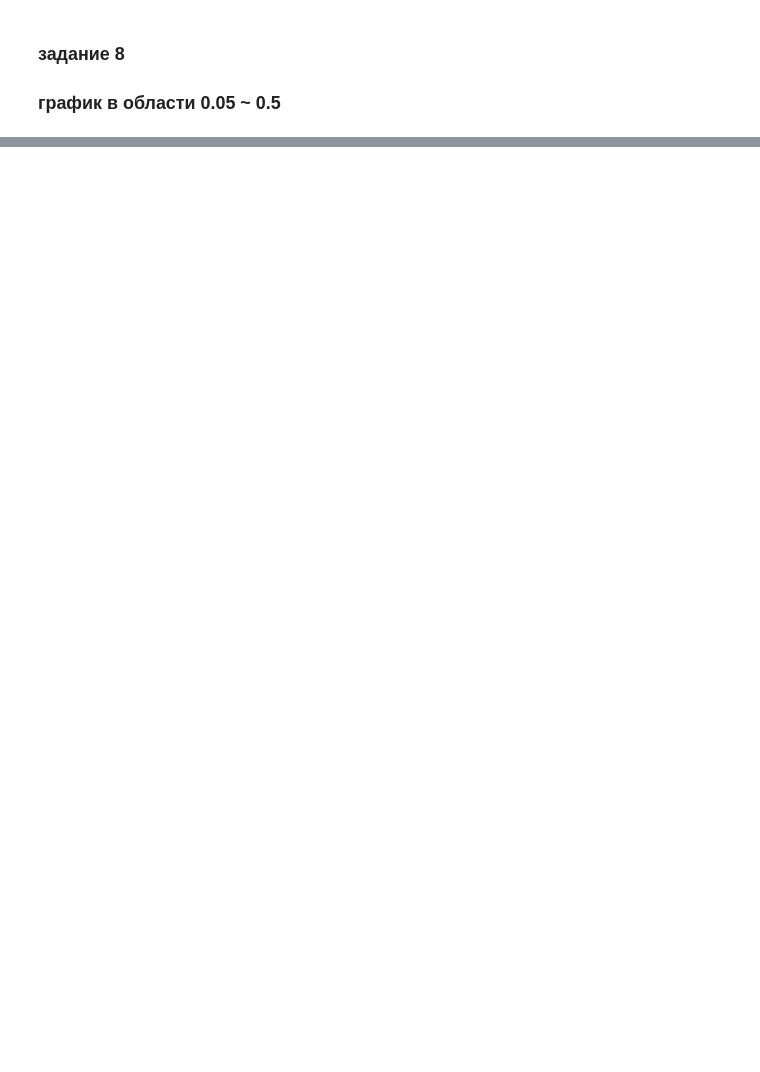
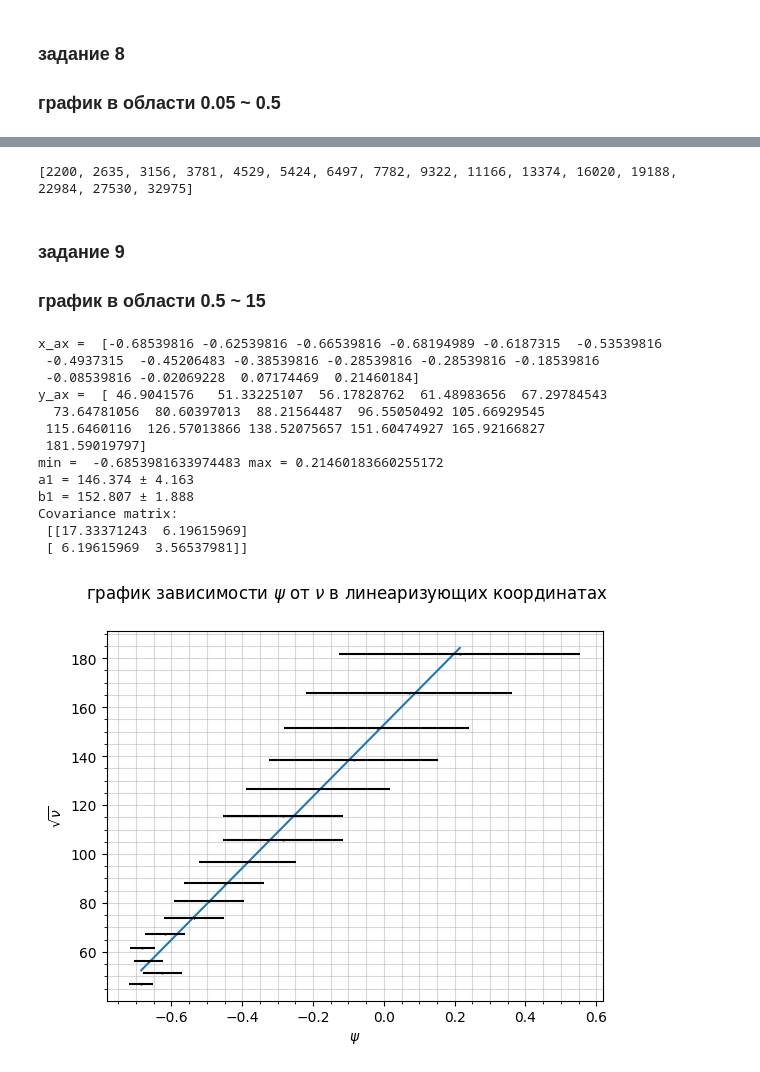
Before and after one commit to Bebriali/labs_ost, a Jupyter notebook: lab_3.7.1/lab.ipynb, the cells around one changed output, grey strips where cells are left out. Cells and saved outputs as stored; diff of their text form; code cells hidden in the pictures; blank space fills up the shorter version.

```diff
--- a/lab_3.7.1/lab.ipynb
+++ b/lab_3.7.1/lab.ipynb
@@ -106,0 +174,41 @@ plot(x_ax, x_err
+# %%
+nu   = [round(2200 * 1.1978 ** i) for i in range(16)]
+dnu  = [0.001] * len(nu)
+psi  = [1/10, 4/25, 3/25, 3/29, 1/6, 1/4, 7/24, 1/3, 2/5, 1/2, 1/2, 6/10, 7/10, 13/17, 6/7,  1]
+dpsi = [0.34 * psi[i] for i in range(len(psi))]
+
+xi  = [ 100,   87,   72,   60,  49,  40,   32,  26,  21,  17,  13,   11,  9.4,    9, 10.4, 21]
+print(nu)
+# %% [output]
+[2200, 2635, 3156, 3781, 4529, 5424, 6497, 7782, 9322, 11166, 13374, 16020, 19188, 22984, 27530, 32975]
+# %%
+y_ax  = np.array(nu) ** (1/2)
+dsqnu = [nu[i] ** (1/2) * dnu[i] / (sqrt(nu[i]) * 2) for i in range(len(nu))]
+y_err = np.array(dsqnu)
+x_ax  = np.array(psi) - np.pi/4
+x_err = np.array(dpsi)
+# %% [markdown]
+### задание 9
+### график в области 0.5 ~ 15
+# %%
+plot(x_ax, x_err,
+     y_ax, y_err,
+     r"$\psi$",
+     r"$\sqrt{\nu}$",
+     r"график зависимости $\psi$ от $\nu$ в линеаризующих координатах",
+     "lin")
+# %% [output]
+x_ax =  [-0.68539816 -0.62539816 -0.66539816 -0.68194989 -0.6187315  -0.53539816
+ -0.4937315  -0.45206483 -0.38539816 -0.28539816 -0.28539816 -0.18539816
+ -0.08539816 -0.02069228  0.07174469  0.21460184]
+y_ax =  [ 46.9041576   51.33225107  56.17828762  61.48983656  67.29784543
+  73.64781056  80.60397013  88.21564487  96.55050492 105.66929545
+ 115.6460116  126.57013866 138.52075657 151.60474927 165.92166827
+ 181.59019797]
+min =  -0.6853981633974483 max = 0.21460183660255172
+a1 = 146.374 ± 4.163
+b1 = 152.807 ± 1.888
+Covariance matrix:
+ [[17.33371243  6.19615969]
+ [ 6.19615969  3.56537981]]
+[figure, added]
```
Also changed, not shown: parts of 14 cells of this notebook.
